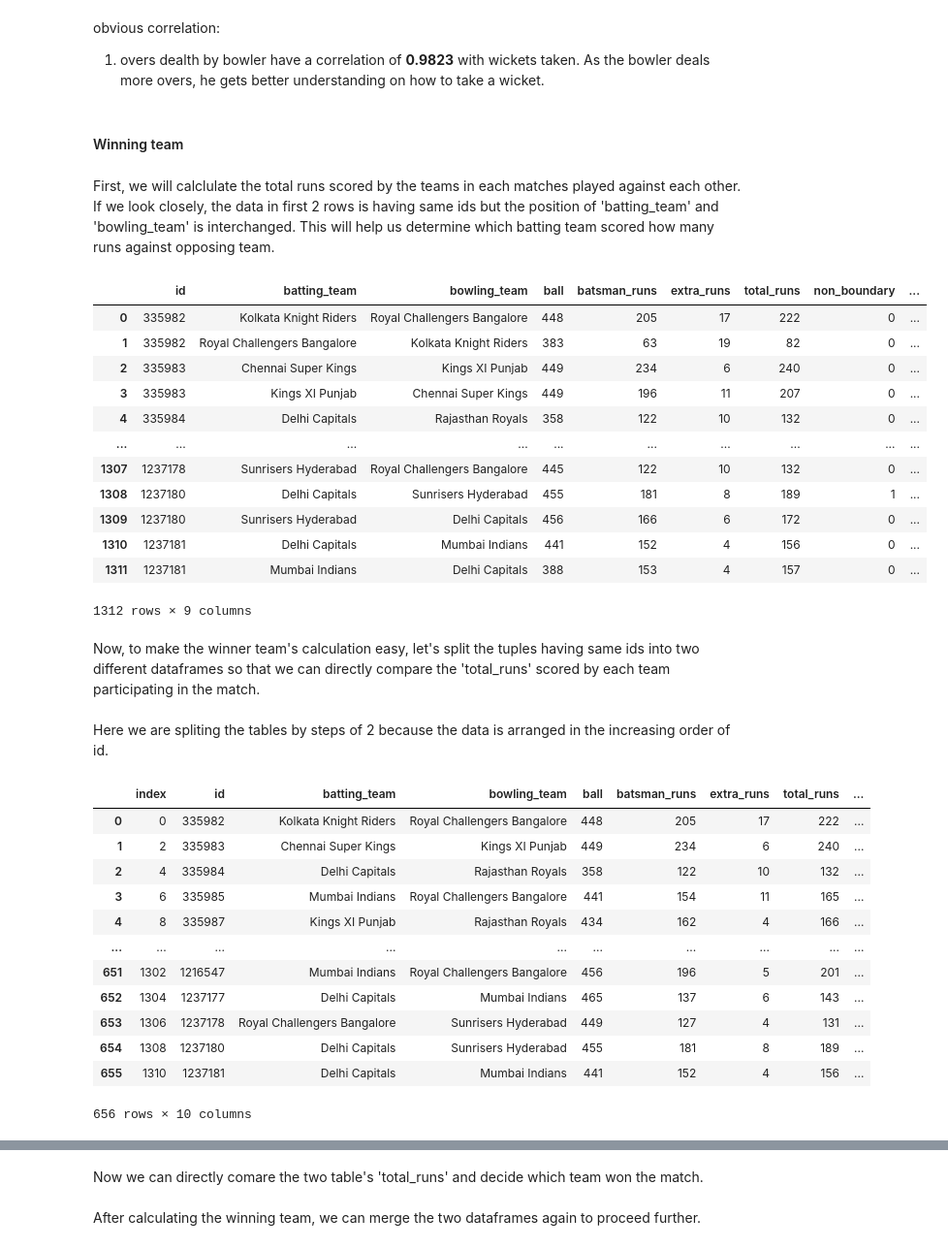
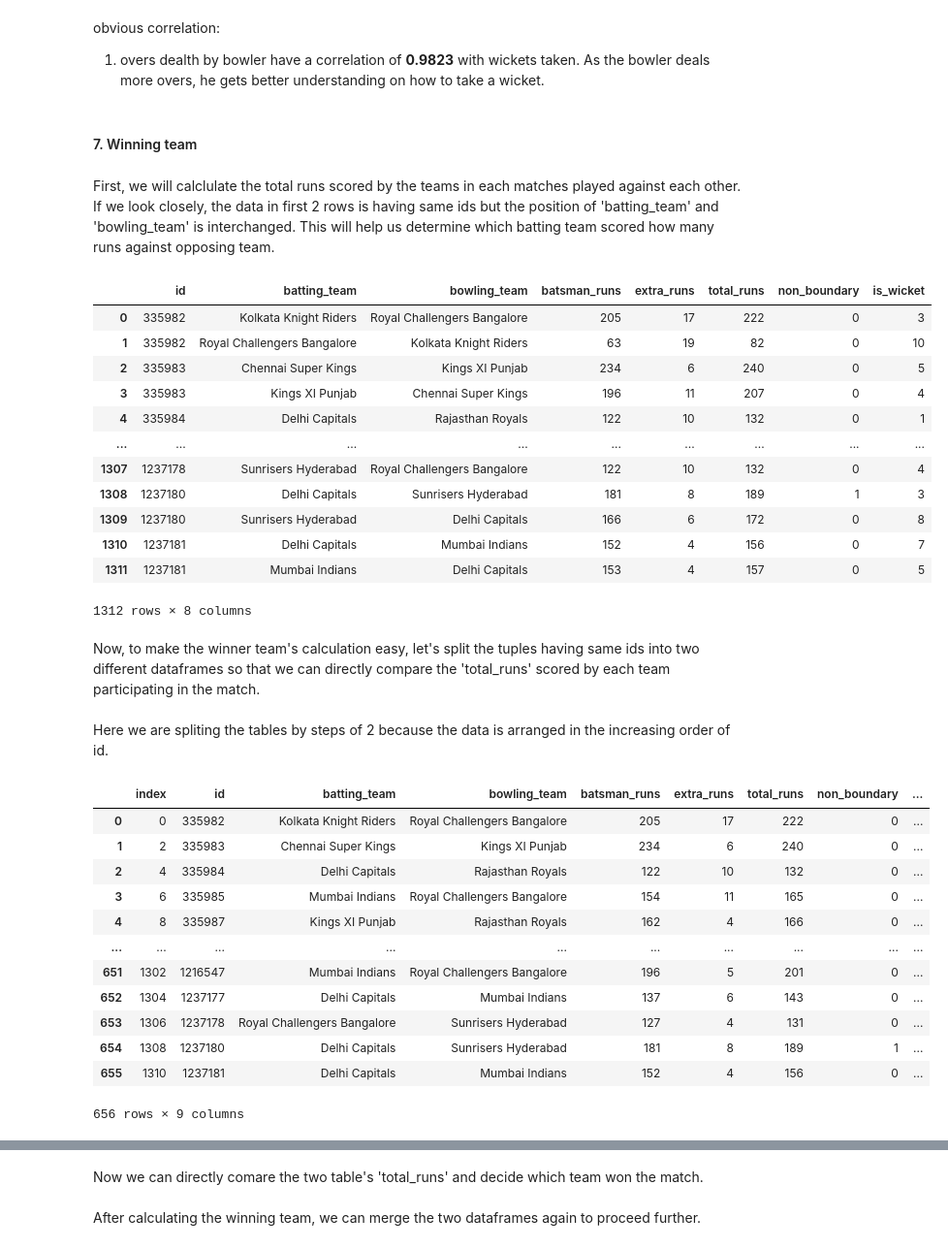
Before and after one commit to Rohanjos97/data-mining-asignments, a Jupyter notebook: IT496_Introduction_to Data_Mining _Lab Assignment_01.ipynb, the cells around one changed output, grey strips where cells are left out. Shown at 97% size. Drawn from its saved outputs; the diff is of its cells as text; code cells hidden in the pictures.

```diff
--- a/IT496_Introduction_to Data_Mining _Lab Assignment_01.ipynb
+++ b/IT496_Introduction_to Data_Mining _Lab Assignment_01.ipynb
@@ -499,31 +608,31 @@ economy.corr()
 obvious correlation:
 1. overs dealth by bowler have a correlation of **0.9823** with wickets taken. As the bowler deals more overs, he gets better understanding on how to take a wicket.
 # %% [markdown]
-#### Winning team
+#### 7. Winning team
 # %% [markdown]
 First, we will calclulate the total runs scored by the teams in each matches played against each other.
 <br>
 If we look closely, the data in first 2 rows is having same ids but the position of 'batting_team' and 'bowling_team' is interchanged. This will help us determine which batting team scored how many runs against opposing team.
 # %%
-total_runs_in_match = df.groupby(['id','batting_team','bowling_team']).sum()
+total_runs_in_match = df.groupby(['id','batting_team','bowling_team']).sum().drop('ball', axis=1)
 
 # we don't need the data about over and inningsn, since our calculation is based on total runs scored by a team.
 total_runs_in_match = total_runs_in_match.drop(labels=['inning','over'],axis=1).reset_index()
 total_runs_in_match
 # %% [output]
-|  | id | batting_team | bowling_team | ball | batsman_runs | extra_runs | total_runs | non_boundary | ... |
-| 0 | 335982 | Kolkata Knight Riders | Royal Challengers Bangalore | 448 | 205 | 17 | 222 | 0 | ... |
-| 1 | 335982 | Royal Challengers Bangalore | Kolkata Knight Riders | 383 | 63 | 19 | 82 | 0 | ... |
-| 2 | 335983 | Chennai Super Kings | Kings XI Punjab | 449 | 234 | 6 | 240 | 0 | ... |
-| 3 | 335983 | Kings XI Punjab | Chennai Super Kings | 449 | 196 | 11 | 207 | 0 | ... |
-| 4 | 335984 | Delhi Capitals | Rajasthan Royals | 358 | 122 | 10 | 132 | 0 | ... |
-| ... | ... | ... | ... | ... | ... | ... | ... | ... | ... |
-| 1307 | 1237178 | Sunrisers Hyderabad | Royal Challengers Bangalore | 445 | 122 | 10 | 132 | 0 | ... |
-| 1308 | 1237180 | Delhi Capitals | Sunrisers Hyderabad | 455 | 181 | 8 | 189 | 1 | ... |
-| 1309 | 1237180 | Sunrisers Hyderabad | Delhi Capitals | 456 | 166 | 6 | 172 | 0 | ... |
-| 1310 | 1237181 | Delhi Capitals | Mumbai Indians | 441 | 152 | 4 | 156 | 0 | ... |
-| 1311 | 1237181 | Mumbai Indians | Delhi Capitals | 388 | 153 | 4 | 157 | 0 | ... |
+|  | id | batting_team | bowling_team | batsman_runs | extra_runs | total_runs | non_boundary | is_wicket |
+| 0 | 335982 | Kolkata Knight Riders | Royal Challengers Bangalore | 205 | 17 | 222 | 0 | 3 |
+| 1 | 335982 | Royal Challengers Bangalore | Kolkata Knight Riders | 63 | 19 | 82 | 0 | 10 |
+| 2 | 335983 | Chennai Super Kings | Kings XI Punjab | 234 | 6 | 240 | 0 | 5 |
+| 3 | 335983 | Kings XI Punjab | Chennai Super Kings | 196 | 11 | 207 | 0 | 4 |
+| 4 | 335984 | Delhi Capitals | Rajasthan Royals | 122 | 10 | 132 | 0 | 1 |
+| ... | ... | ... | ... | ... | ... | ... | ... | ... |
+| 1307 | 1237178 | Sunrisers Hyderabad | Royal Challengers Bangalore | 122 | 10 | 132 | 0 | 4 |
+| 1308 | 1237180 | Delhi Capitals | Sunrisers Hyderabad | 181 | 8 | 189 | 1 | 3 |
+| 1309 | 1237180 | Sunrisers Hyderabad | Delhi Capitals | 166 | 6 | 172 | 0 | 8 |
+| 1310 | 1237181 | Delhi Capitals | Mumbai Indians | 152 | 4 | 156 | 0 | 7 |
+| 1311 | 1237181 | Mumbai Indians | Delhi Capitals | 153 | 4 | 157 | 0 | 5 |
-1312 rows × 9 columns
+1312 rows × 8 columns
 # %% [markdown]
 Now, to make the winner team's calculation easy, let's split the tuples having same ids into two different dataframes so that we can directly compare the 'total_runs' scored by each team participating in the match.
 <br><br>
@@ -532,19 +641,19 @@ Here we are spliting the tables by steps of 2 because the data is arranged in th
 df1=pd.DataFrame(total_runs_in_match[::2]).reset_index()
 df1
 # %% [output]
-|  | index | id | batting_team | bowling_team | ball | batsman_runs | extra_runs | total_runs | ... |
-| 0 | 0 | 335982 | Kolkata Knight Riders | Royal Challengers Bangalore | 448 | 205 | 17 | 222 | ... |
-| 1 | 2 | 335983 | Chennai Super Kings | Kings XI Punjab | 449 | 234 | 6 | 240 | ... |
-| 2 | 4 | 335984 | Delhi Capitals | Rajasthan Royals | 358 | 122 | 10 | 132 | ... |
-| 3 | 6 | 335985 | Mumbai Indians | Royal Challengers Bangalore | 441 | 154 | 11 | 165 | ... |
-| 4 | 8 | 335987 | Kings XI Punjab | Rajasthan Royals | 434 | 162 | 4 | 166 | ... |
+|  | index | id | batting_team | bowling_team | batsman_runs | extra_runs | total_runs | non_boundary | ... |
+| 0 | 0 | 335982 | Kolkata Knight Riders | Royal Challengers Bangalore | 205 | 17 | 222 | 0 | ... |
+| 1 | 2 | 335983 | Chennai Super Kings | Kings XI Punjab | 234 | 6 | 240 | 0 | ... |
+| 2 | 4 | 335984 | Delhi Capitals | Rajasthan Royals | 122 | 10 | 132 | 0 | ... |
+| 3 | 6 | 335985 | Mumbai Indians | Royal Challengers Bangalore | 154 | 11 | 165 | 0 | ... |
+| 4 | 8 | 335987 | Kings XI Punjab | Rajasthan Royals | 162 | 4 | 166 | 0 | ... |
 | ... | ... | ... | ... | ... | ... | ... | ... | ... | ... |
-| 651 | 1302 | 1216547 | Mumbai Indians | Royal Challengers Bangalore | 456 | 196 | 5 | 201 | ... |
-| 652 | 1304 | 1237177 | Delhi Capitals | Mumbai Indians | 465 | 137 | 6 | 143 | ... |
-| 653 | 1306 | 1237178 | Royal Challengers Bangalore | Sunrisers Hyderabad | 449 | 127 | 4 | 131 | ... |
-| 654 | 1308 | 1237180 | Delhi Capitals | Sunrisers Hyderabad | 455 | 181 | 8 | 189 | ... |
-| 655 | 1310 | 1237181 | Delhi Capitals | Mumbai Indians | 441 | 152 | 4 | 156 | ... |
+| 651 | 1302 | 1216547 | Mumbai Indians | Royal Challengers Bangalore | 196 | 5 | 201 | 0 | ... |
+| 652 | 1304 | 1237177 | Delhi Capitals | Mumbai Indians | 137 | 6 | 143 | 0 | ... |
+| 653 | 1306 | 1237178 | Royal Challengers Bangalore | Sunrisers Hyderabad | 127 | 4 | 131 | 0 | ... |
+| 654 | 1308 | 1237180 | Delhi Capitals | Sunrisers Hyderabad | 181 | 8 | 189 | 1 | ... |
+| 655 | 1310 | 1237181 | Delhi Capitals | Mumbai Indians | 152 | 4 | 156 | 0 | ... |
-656 rows × 10 columns
+656 rows × 9 columns
 # %%
 df2=pd.DataFrame(total_runs_in_match[1::2]).reset_index()
 df2
```
Also changed, not shown: parts of 21 cells of this notebook.
